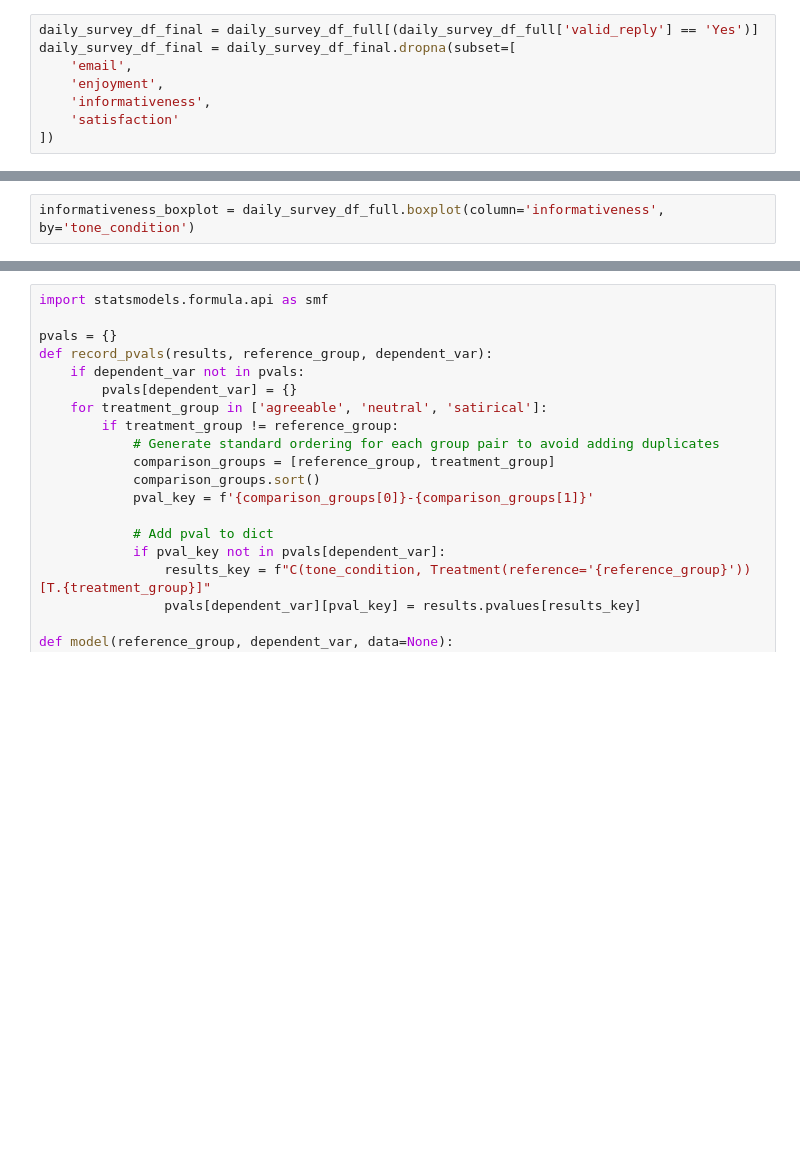
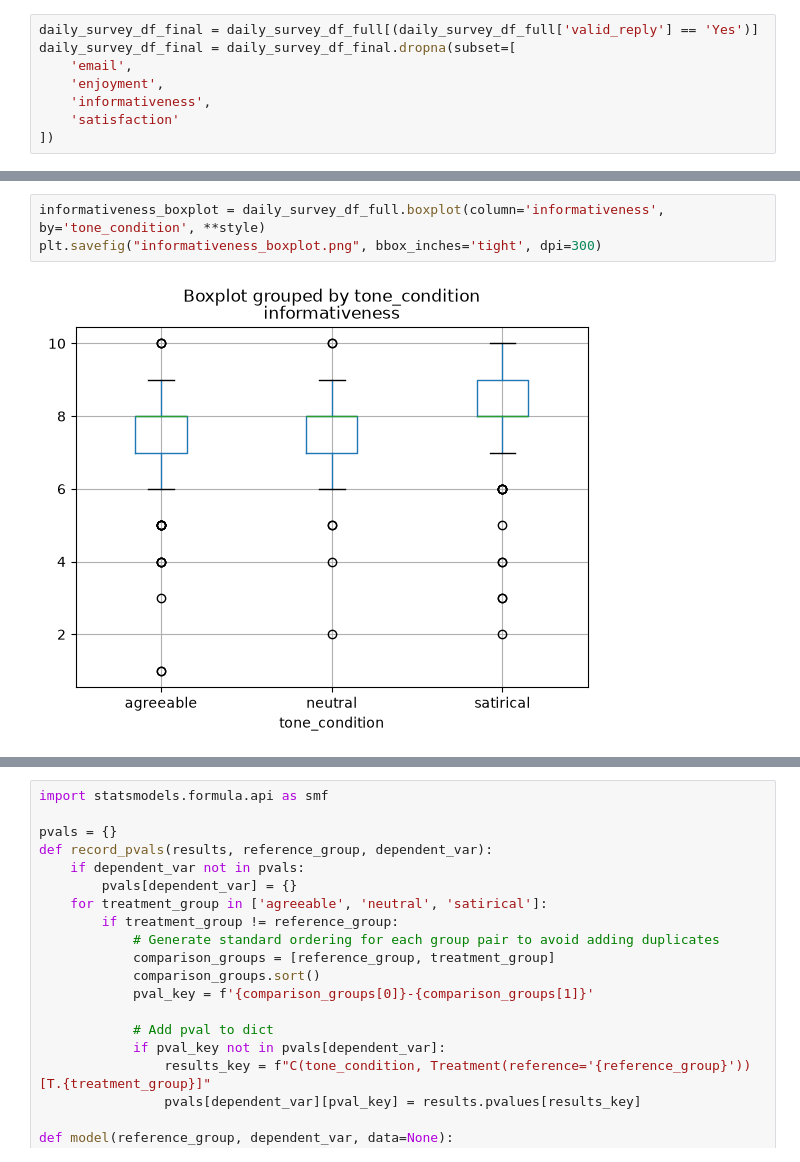
Before and after one commit to behavioral-data/derad-agent, a Jupyter notebook: study/data_analysis/daily_survey.ipynb, the cells around one changed output, grey strips where cells are left out. Saved outputs shown, nothing was run; the diff lists cells and outputs as text; blank space fills up the shorter version.

```diff
--- a/study/data_analysis/daily_survey.ipynb
+++ b/study/data_analysis/daily_survey.ipynb
@@ -97,3 +184,6 @@ informativeness_boxplot = daily_survey_df_full.boxplot(column='enjoyment', by='t
 # %%
-informativeness_boxplot = daily_survey_df_full.boxplot(column='informativeness', by='tone_condition')
+informativeness_boxplot = daily_survey_df_full.boxplot(column='informativeness', by='tone_condition', **style)
+plt.savefig("informativeness_boxplot.png", bbox_inches='tight', dpi=300)
+# %% [output]
+[figure, added]
 # %%
```
Also changed, not shown: parts of 13 cells of this notebook, 9 other files.
